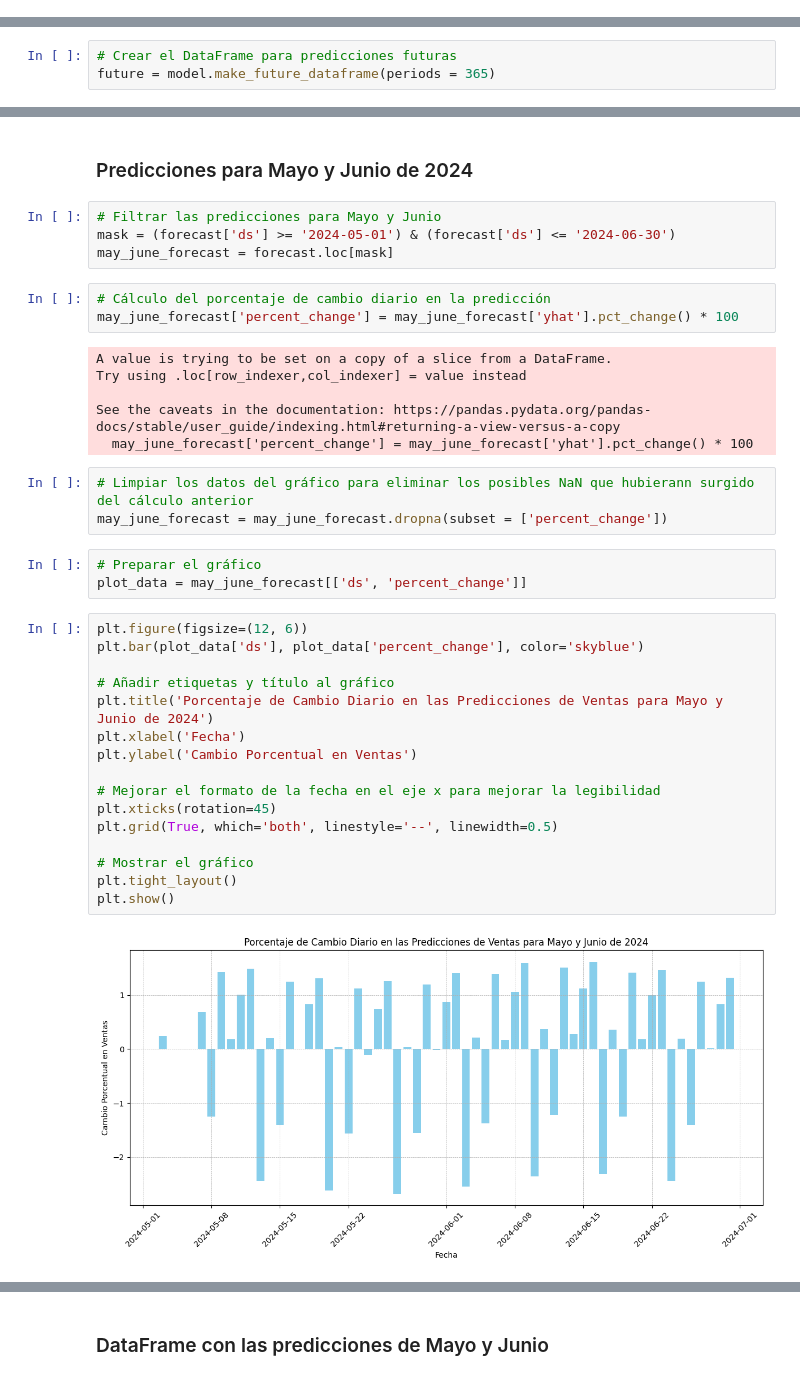
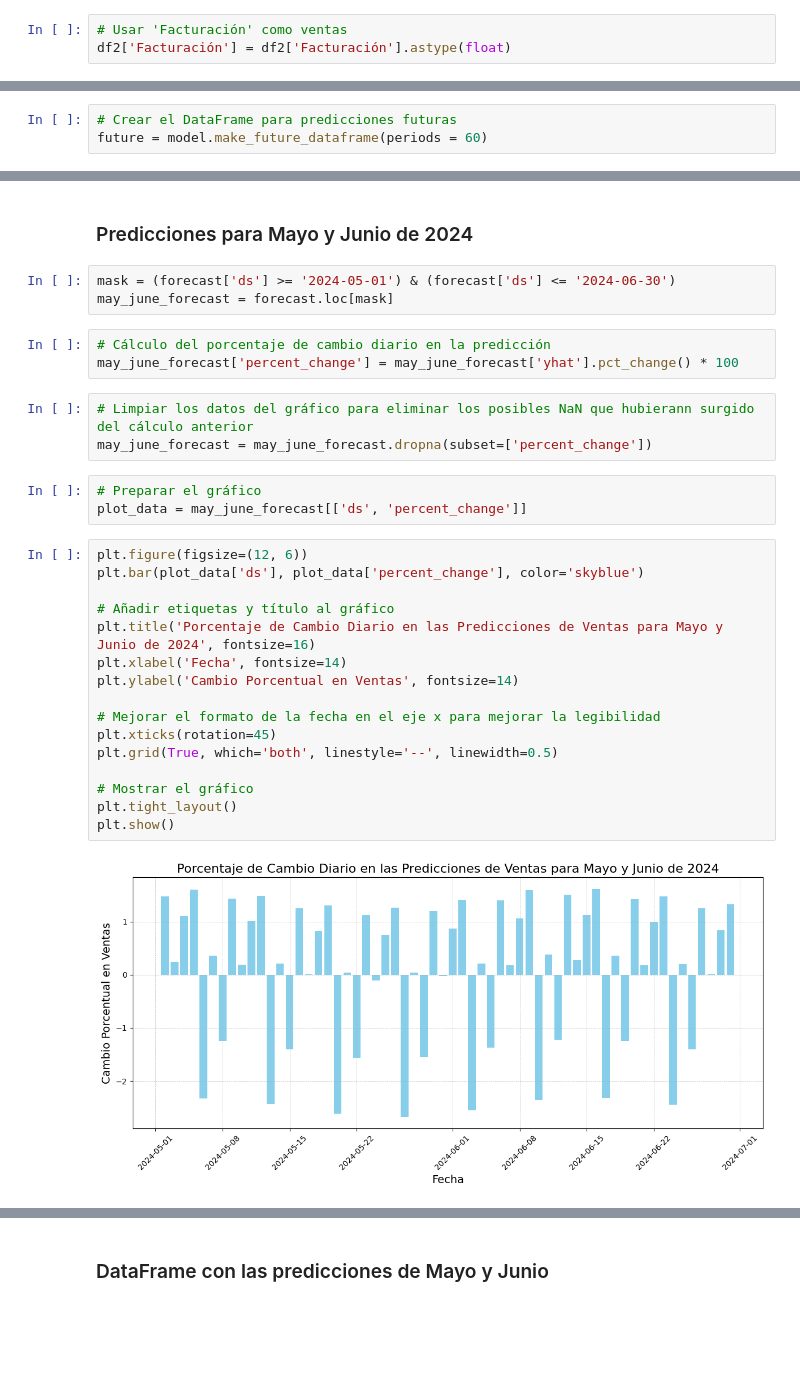
Before and after one commit to Nambu89/Vehicle-Sales-Prediction-Project-in-Spain, a Jupyter notebook: Sales.ipynb, the cells around one changed output, grey strips where cells are left out. Saved outputs shown, nothing was run; the diff lists cells and outputs as text; blank space fills up the shorter version.

```diff
--- a/Sales.ipynb
+++ b/Sales.ipynb
@@ -143,3 +143,6 @@ df2.dropna(subset = ['Fecha'], inplace = True)
 # %%
 # Establecer la columan 'Fecha' como índice
 df2.set_index('Fecha', inplace = True)
+# %%
+# Usar 'Facturación' como ventas
+df2['Facturación'] = df2['Facturación'].astype(float)
@@ -264,7 +271,7 @@ model.fit(df_prophet[['ds', 'y']])
 ### Predicciones futuras
 # %%
 # Crear el DataFrame para predicciones futuras
-future = model.make_future_dataframe(periods = 365)
+future = model.make_future_dataframe(periods = 60)
 # %%
 # Realizar las predicciones
 forecast = model.predict(future)
@@ -380,39 +387,32 @@ El entendimiento detallado de estos componentes ayuda a los equipos de marketing
 # %% [markdown]
 ### Predicciones para Mayo y Junio de 2024
 # %%
-# Filtrar las predicciones para Mayo y Junio
 mask = (forecast['ds'] >= '2024-05-01') & (forecast['ds'] <= '2024-06-30')
 may_june_forecast = forecast.loc[mask]
 # %%
 # Cálculo del porcentaje de cambio diario en la predicción
 may_june_forecast['percent_change'] = may_june_forecast['yhat'].pct_change() * 100
-# %% [output]
-A value is trying to be set on a copy of a slice from a DataFrame.
-Try using .loc[row_indexer,col_indexer] = value instead
-
-See the caveats in the documentation: https://pandas.pydata.org/pandas-docs/stable/user_guide/indexing.html#returning-a-view-versus-a-copy
-  may_june_forecast['percent_change'] = may_june_forecast['yhat'].pct_change() * 100
 # %%
 # Limpiar los datos del gráfico para eliminar los posibles NaN que hubierann surgido del cálculo anterior
-may_june_forecast = may_june_forecast.dropna(subset = ['percent_change'])
+may_june_forecast = may_june_forecast.dropna(subset=['percent_change'])
 # %%
 # Preparar el gráfico
 plot_data = may_june_forecast[['ds', 'percent_change']]
 # %%
 plt.figure(figsize=(12, 6))
 plt.bar(plot_data['ds'], plot_data['percent_change'], color='skyblue')
 
 # Añadir etiquetas y título al gráfico
-plt.title('Porcentaje de Cambio Diario en las Predicciones de Ventas para Mayo y Junio de 2024')
-plt.xlabel('Fecha')
-plt.ylabel('Cambio Porcentual en Ventas')
+plt.title('Porcentaje de Cambio Diario en las Predicciones de Ventas para Mayo y Junio de 2024', fontsize=16)
+plt.xlabel('Fecha', fontsize=14)
+plt.ylabel('Cambio Porcentual en Ventas', fontsize=14)
 
 # Mejorar el formato de la fecha en el eje x para mejorar la legibilidad
 plt.xticks(rotation=45)
 plt.grid(True, which='both', linestyle='--', linewidth=0.5)
 
 # Mostrar el gráfico
 plt.tight_layout()
 plt.show()
 # %% [output]
-[figure, old version]
+[figure, new version]
```
Also changed, not shown: parts of 15 cells of this notebook.
